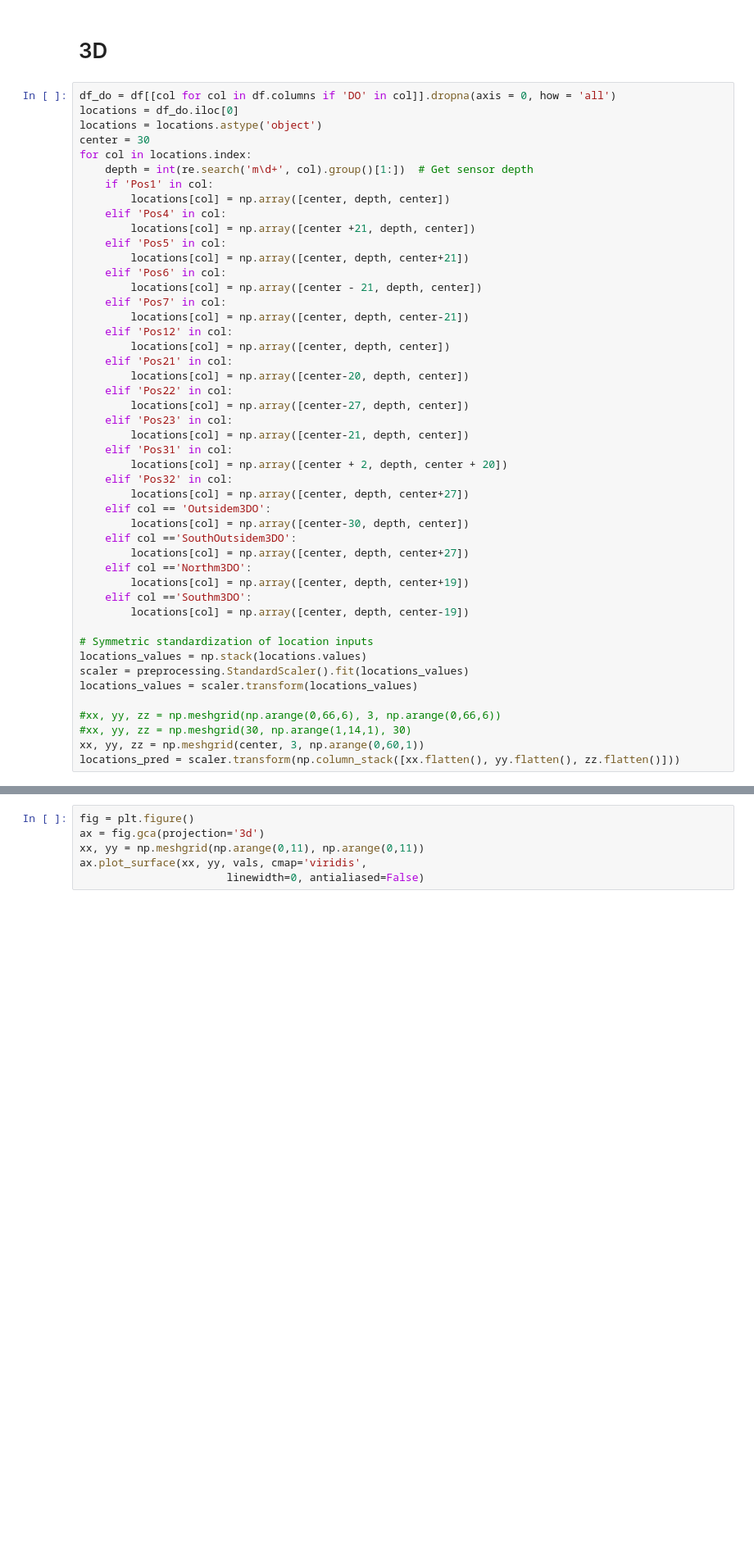
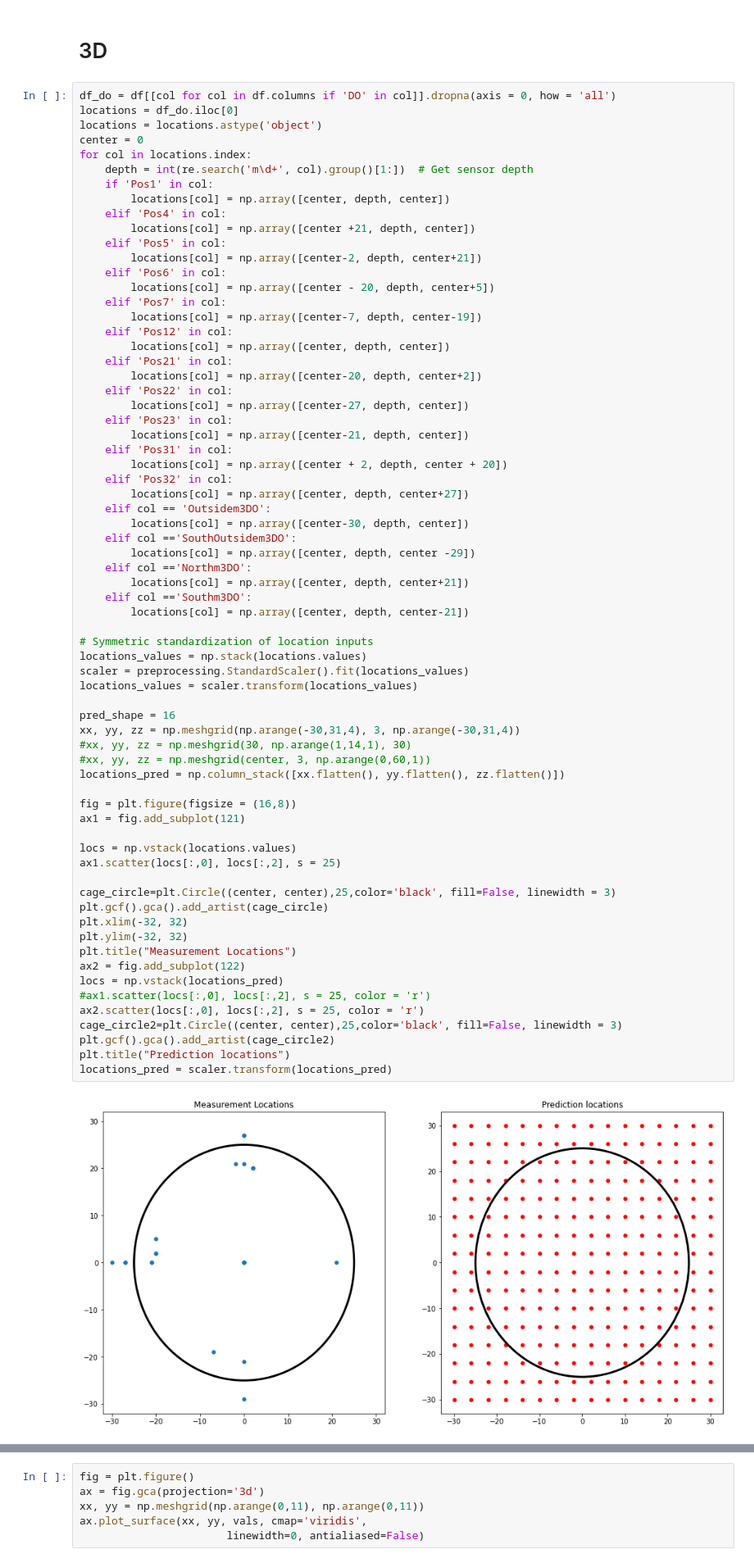
Before and after one commit to larsmmo/Master, a Jupyter notebook: gaussianProcess/GPKF/train.ipynb, the cells around one changed output, grey strips where cells are left out. Shown at 82% size. Cells and saved outputs as stored; diff of their text form; blank space fills up the shorter version.

```diff
--- a/gaussianProcess/GPKF/train.ipynb
+++ b/gaussianProcess/GPKF/train.ipynb
@@ -128,49 +128,72 @@ plot_gpkf(params.data['TimeInstants'], [], [], posteriorMean[0, :], posteriorCov
 df_do = df[[col for col in df.columns if 'DO' in col]].dropna(axis = 0, how = 'all')
 locations = df_do.iloc[0]
 locations = locations.astype('object')
-center = 30
+center = 0
 for col in locations.index:
     depth = int(re.search('m\d+', col).group()[1:])  # Get sensor depth
     if 'Pos1' in col:
         locations[col] = np.array([center, depth, center])
     elif 'Pos4' in col:
         locations[col] = np.array([center +21, depth, center])
     elif 'Pos5' in col:
-        locations[col] = np.array([center, depth, center+21])
+        locations[col] = np.array([center-2, depth, center+21])
     elif 'Pos6' in col:
-        locations[col] = np.array([center - 21, depth, center])
+        locations[col] = np.array([center - 20, depth, center+5])
     elif 'Pos7' in col:
-        locations[col] = np.array([center, depth, center-21])
+        locations[col] = np.array([center-7, depth, center-19])
     elif 'Pos12' in col:
         locations[col] = np.array([center, depth, center])
     elif 'Pos21' in col:
-        locations[col] = np.array([center-20, depth, center])
+        locations[col] = np.array([center-20, depth, center+2])
     elif 'Pos22' in col:
         locations[col] = np.array([center-27, depth, center])
     elif 'Pos23' in col:
         locations[col] = np.array([center-21, depth, center])
     elif 'Pos31' in col:
         locations[col] = np.array([center + 2, depth, center + 20])
     elif 'Pos32' in col:
         locations[col] = np.array([center, depth, center+27])
     elif col == 'Outsidem3DO':
         locations[col] = np.array([center-30, depth, center])
     elif col =='SouthOutsidem3DO':
-        locations[col] = np.array([center, depth, center+27])
+        locations[col] = np.array([center, depth, center -29])
     elif col =='Northm3DO':
-        locations[col] = np.array([center, depth, center+19])
+        locations[col] = np.array([center, depth, center+21])
     elif col =='Southm3DO':
-        locations[col] = np.array([center, depth, center-19])
+        locations[col] = np.array([center, depth, center-21])
 
 # Symmetric standardization of location inputs
 locations_values = np.stack(locations.values)
 scaler = preprocessing.StandardScaler().fit(locations_values)
 locations_values = scaler.transform(locations_values)
 
-#xx, yy, zz = np.meshgrid(np.arange(0,66,6), 3, np.arange(0,66,6))
+pred_shape = 16
+xx, yy, zz = np.meshgrid(np.arange(-30,31,4), 3, np.arange(-30,31,4))
 #xx, yy, zz = np.meshgrid(30, np.arange(1,14,1), 30)
-xx, yy, zz = np.meshgrid(center, 3, np.arange(0,60,1))
-locations_pred = scaler.transform(np.column_stack([xx.flatten(), yy.flatten(), zz.flatten()]))
+#xx, yy, zz = np.meshgrid(center, 3, np.arange(0,60,1))
+locations_pred = np.column_stack([xx.flatten(), yy.flatten(), zz.flatten()])
+
+fig = plt.figure(figsize = (16,8))
+ax1 = fig.add_subplot(121)
+
+locs = np.vstack(locations.values)
+ax1.scatter(locs[:,0], locs[:,2], s = 25)
+
+cage_circle=plt.Circle((center, center),25,color='black', fill=False, linewidth = 3)
+plt.gcf().gca().add_artist(cage_circle)
+plt.xlim(-32, 32)
+plt.ylim(-32, 32)
+plt.title("Measurement Locations")
+ax2 = fig.add_subplot(122)
+locs = np.vstack(locations_pred)
+#ax1.scatter(locs[:,0], locs[:,2], s = 25, color = 'r')
+ax2.scatter(locs[:,0], locs[:,2], s = 25, color = 'r')
+cage_circle2=plt.Circle((center, center),25,color='black', fill=False, linewidth = 3)
+plt.gcf().gca().add_artist(cage_circle2)
+plt.title("Prediction locations")
+locations_pred = scaler.transform(locations_pred)
+# %% [output]
+[figure, added]
 # %%
 params = Params(df_do, locations_values, 'fornes')
 
```
Also changed, not shown: parts of 19 cells of this notebook, 4 other files.
